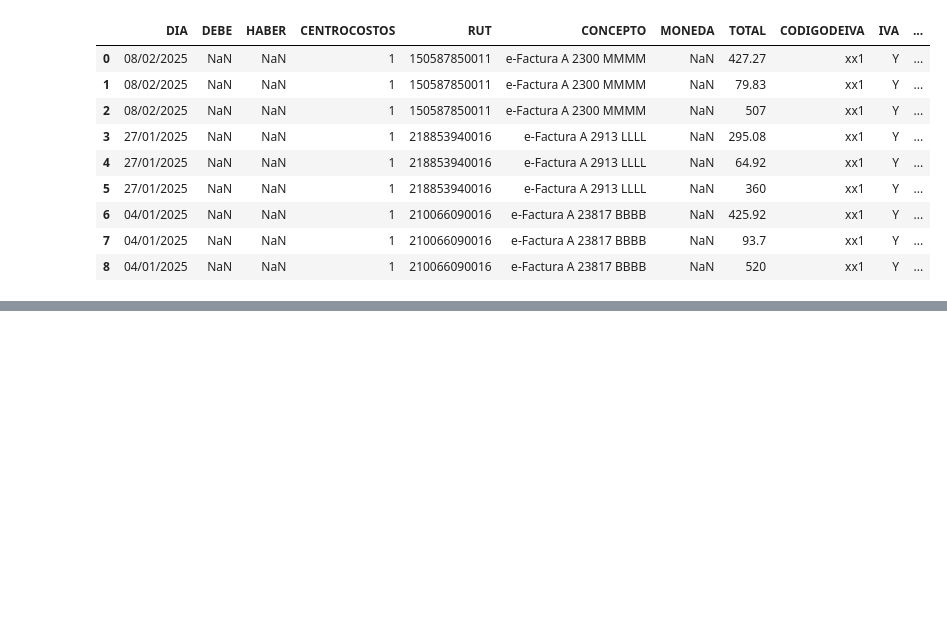
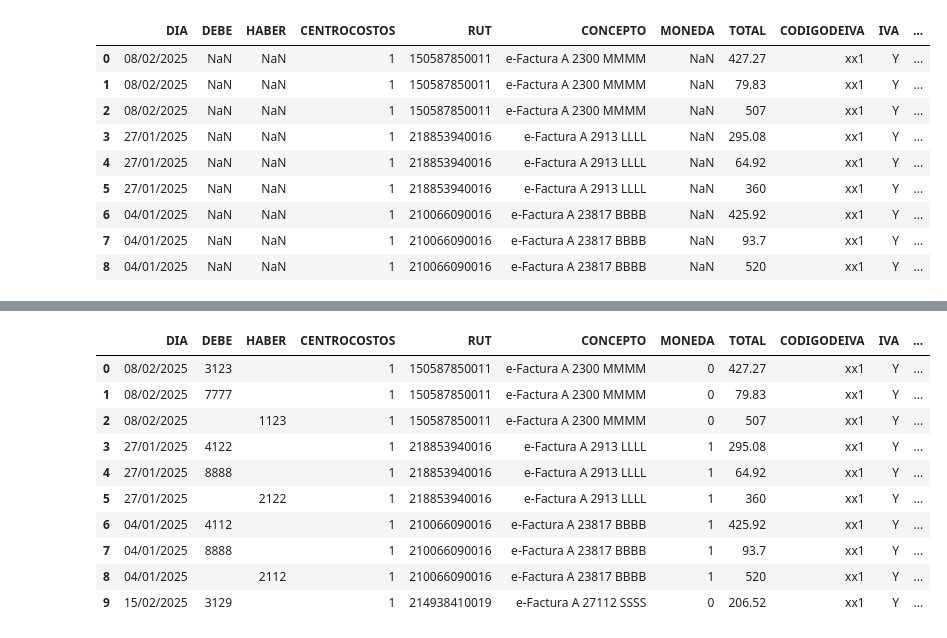
Before and after one commit to Fercaspe/CFE_Processor, a Jupyter notebook: Procesador_CFE.ipynb, the cells around one changed output, grey strips where cells are left out. Cells and saved outputs as stored; diff of their text form; code cells hidden in the pictures; blank space fills up the shorter version.

Commit message:
12/03/2025 - Generado el archivo de salida

```diff
--- a/Procesador_CFE.ipynb
+++ b/Procesador_CFE.ipynb
@@ -331,0 +371,15 @@ df_nuevo.head(10)
+# %%
+df_salida = df_nuevo[["DIA", "DEBE", "HABER", "CENTROCOSTOS", "RUT", "CONCEPTO", "MONEDA", "TOTAL", "CODIGODEIVA", "IVA", "LIBRO"]]
+df_salida.head(10)
+# %% [output]
+|  | DIA | DEBE | HABER | CENTROCOSTOS | RUT | CONCEPTO | MONEDA | TOTAL | CODIGODEIVA | IVA | ... |
+| 0 | 08/02/2025 | 3123 |  | 1 | 150587850011 | e-Factura A 2300 MMMM | 0 | 427.27 | xx1 | Y | ... |
+| 1 | 08/02/2025 | 7777 |  | 1 | 150587850011 | e-Factura A 2300 MMMM | 0 | 79.83 | xx1 | Y | ... |
+| 2 | 08/02/2025 |  | 1123 | 1 | 150587850011 | e-Factura A 2300 MMMM | 0 | 507 | xx1 | Y | ... |
+| 3 | 27/01/2025 | 4122 |  | 1 | 218853940016 | e-Factura A 2913 LLLL | 1 | 295.08 | xx1 | Y | ... |
+| 4 | 27/01/2025 | 8888 |  | 1 | 218853940016 | e-Factura A 2913 LLLL | 1 | 64.92 | xx1 | Y | ... |
+| 5 | 27/01/2025 |  | 2122 | 1 | 218853940016 | e-Factura A 2913 LLLL | 1 | 360 | xx1 | Y | ... |
+| 6 | 04/01/2025 | 4112 |  | 1 | 210066090016 | e-Factura A 23817 BBBB | 1 | 425.92 | xx1 | Y | ... |
+| 7 | 04/01/2025 | 8888 |  | 1 | 210066090016 | e-Factura A 23817 BBBB | 1 | 93.7 | xx1 | Y | ... |
+| 8 | 04/01/2025 |  | 2112 | 1 | 210066090016 | e-Factura A 23817 BBBB | 1 | 520 | xx1 | Y | ... |
+| 9 | 15/02/2025 | 3129 |  | 1 | 214938410019 | e-Factura A 27112 SSSS | 0 | 206.52 | xx1 | Y | ... |
```
Also changed, not shown: parts of 2 cells of this notebook.
